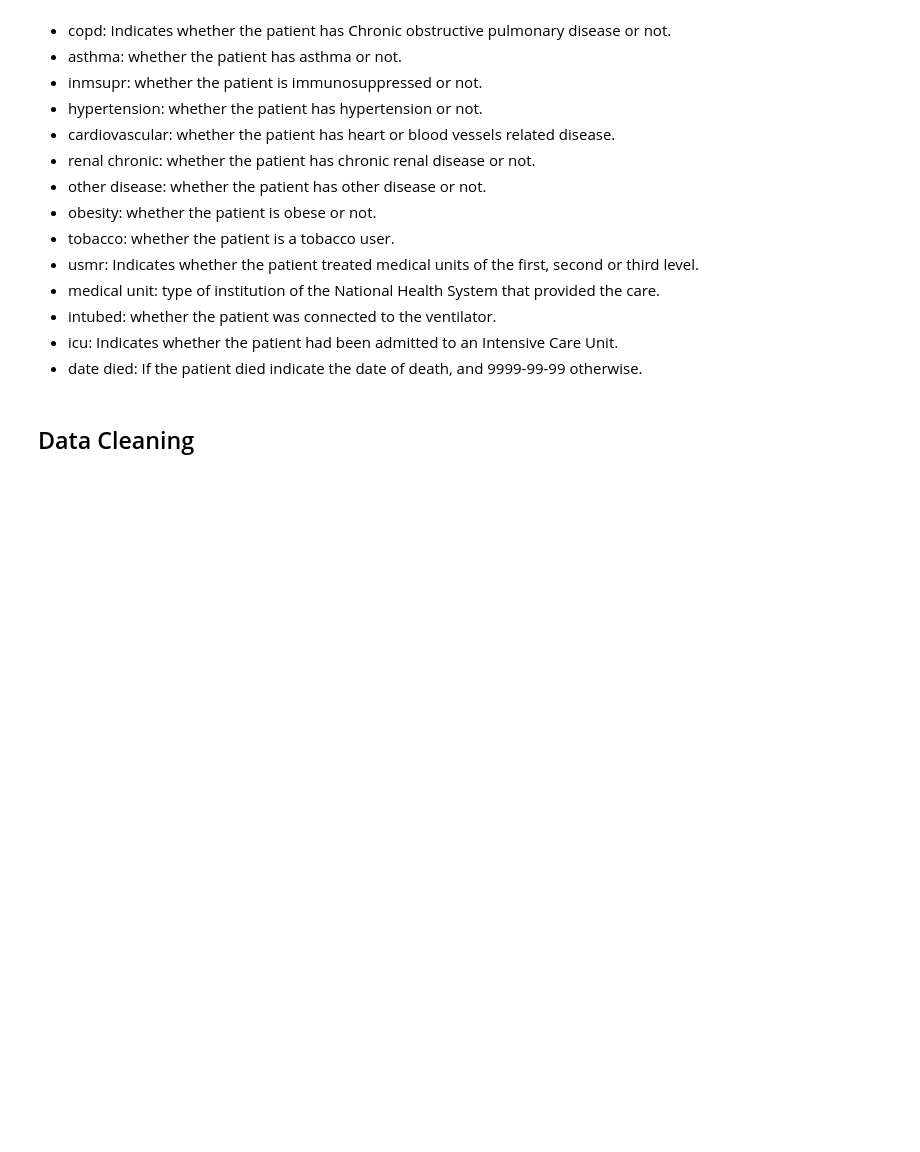
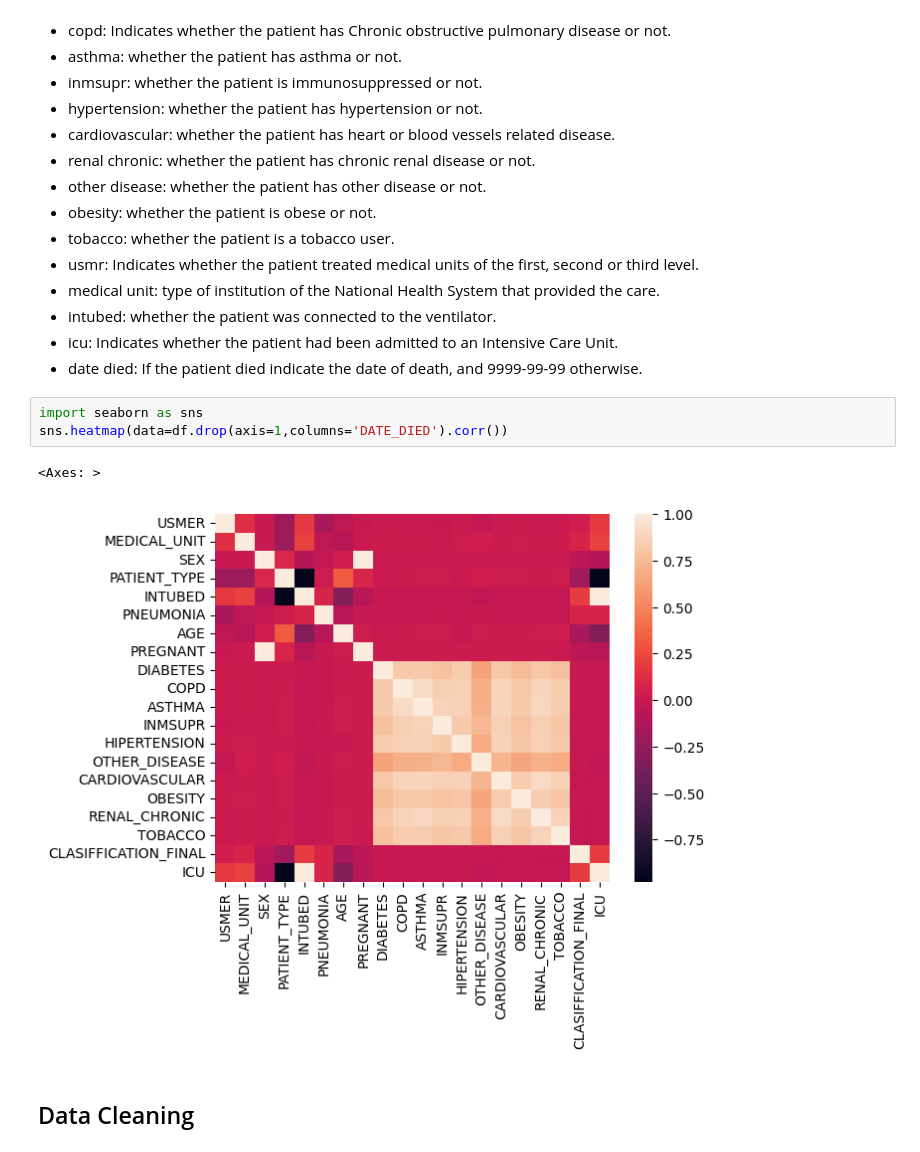
Before and after one commit to IISC-ICAIML-Porject/Covid-19-Mortality-Prediction, a Jupyter notebook: Covid_19_Mortality_prediction.ipynb, the cells around one changed output. Cells and saved outputs as stored; diff of their text form; blank space fills up the shorter version.

```diff
--- a/Covid_19_Mortality_prediction.ipynb
+++ b/Covid_19_Mortality_prediction.ipynb
@@ -75,6 +75,12 @@ degrees. 4 or higher means that the patient is not a carrier of covid or that th
 * intubed: whether the patient was connected to the ventilator.
 * icu: Indicates whether the patient had been admitted to an Intensive Care Unit.
 * date died: If the patient died indicate the date of death, and 9999-99-99 otherwise.
+# %%
+import seaborn as sns
+sns.heatmap(data=df.drop(axis=1,columns='DATE_DIED').corr())
+# %% [output]
+<Axes: >
+[figure, added]
 # %% [markdown]
 ## Data Cleaning
 # %% [markdown]
```
Also changed, not shown: parts of 103 cells of this notebook.
